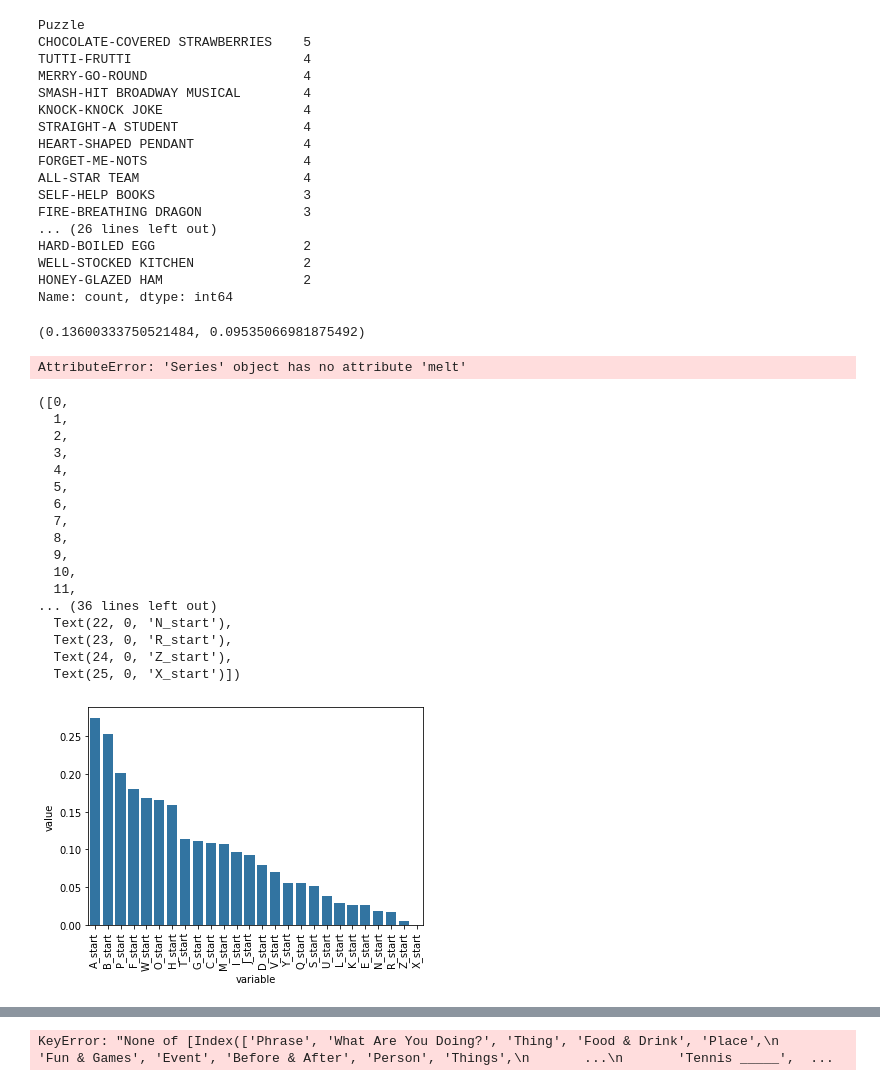
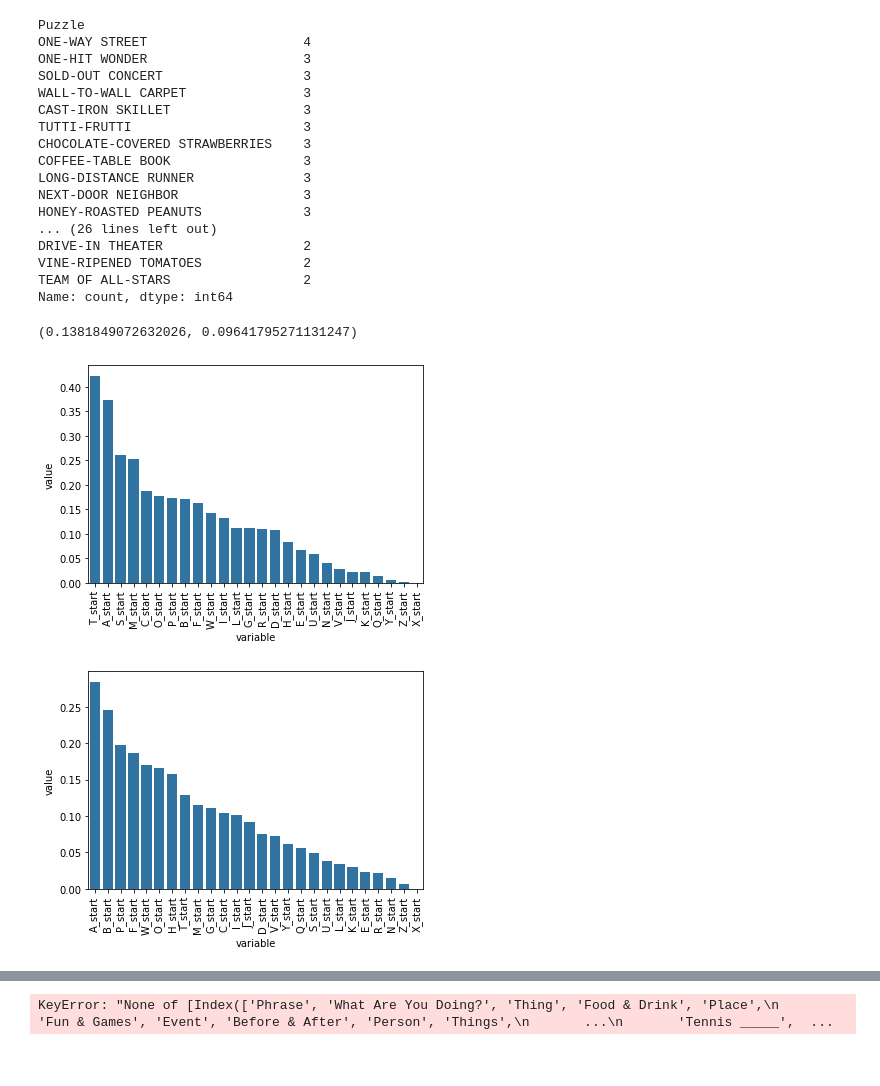
Before and after one commit to evanrgreen/WheelOfFortune, a Jupyter notebook: WOF analysis.ipynb, the cells around one changed output, grey strips where cells are left out. Saved outputs shown, nothing was run; the diff lists cells and outputs as text; code cells hidden in the pictures.

```diff
--- a/WOF analysis.ipynb
+++ b/WOF analysis.ipynb
@@ -4,7 +4,7 @@ import numpy as np
 import seaborn as sns
 import matplotlib.pyplot as plt
 
-puzzles = pd.read_csv("all_recent_puzzles.csv")
+puzzles = pd.read_csv("updated_scrape.csv")
 letters = "ABCDEFGHIJKLMNOPQRSTUVWXYZ"
 # %%
 puzzles = puzzles[~puzzles.Puzzle.isna()].copy()
@@ -12,21 +12,21 @@ puzzles = puzzles[~puzzles.Puzzle.isna()].copy()
 (puzzles["Puzzle"][puzzles.Puzzle.apply(lambda x: "-" in x)]).value_counts().head(40)
 # %% [output]
 Puzzle
-CHOCOLATE-COVERED STRAWBERRIES    5
-TUTTI-FRUTTI                      4
-MERRY-GO-ROUND                    4
-SMASH-HIT BROADWAY MUSICAL        4
-KNOCK-KNOCK JOKE                  4
-STRAIGHT-A STUDENT                4
-HEART-SHAPED PENDANT              4
-FORGET-ME-NOTS                    4
-ALL-STAR TEAM                     4
-SELF-HELP BOOKS                   3
-FIRE-BREATHING DRAGON             3
+ONE-WAY STREET                    4
+ONE-HIT WONDER                    3
+SOLD-OUT CONCERT                  3
+WALL-TO-WALL CARPET               3
+CAST-IRON SKILLET                 3
+TUTTI-FRUTTI                      3
+CHOCOLATE-COVERED STRAWBERRIES    3
+COFFEE-TABLE BOOK                 3
+LONG-DISTANCE RUNNER              3
+NEXT-DOOR NEIGHBOR                3
+HONEY-ROASTED PEANUTS             3
 ... (26 lines left out)
-HARD-BOILED EGG                   2
-WELL-STOCKED KITCHEN              2
-HONEY-GLAZED HAM                  2
+DRIVE-IN THEATER                  2
+VINE-RIPENED TOMATOES             2
+TEAM OF ALL-STARS                 2
 Name: count, dtype: int64
 # %%
 puzzles["Puzzle"] = puzzles.Puzzle.str.replace("  ", "")
@@ -41,9 +41,9 @@ for l in letters:
     puzzles[f"{l}_any"] = puzzles["Puzzle"].apply(lambda x: l in x)
     puzzles[f"{l}_count"] = puzzles["Puzzle"].apply(lambda x: x.count(l))
 # %%
-puzzles["the"].mean(), puzzles['a_full_word'].mean()
+puzzles["the"].mean(), puzzles["a_full_word"].mean()
 # %% [output]
-(0.13600333750521484, 0.09535066981875492)
+(0.1381849072632026, 0.09641795271131247)
 # %%
 sns.barplot(
     data=puzzles[puzzles.Category.isin(["What Are You Doing?"])]
@@ -57,38 +57,22 @@ sns.barplot(
 
 _ = plt.xticks(rotation=90)
 # %% [output]
-AttributeError: 'Series' object has no attribute 'melt'
+[figure, added]
 # %%
+puzzles["test"] = 1
 sns.barplot(
     data=puzzles[puzzles.Round.isin(["BR"])]
     .groupby("test")
     .mean(numeric_only=True)[[f"{l}_start" for l in letters]]
     .melt()
     .sort_values("value", ascending=False),
     x="variable",
     y="value",
 )
 
-plt.xticks(rotation=90)
+_ = plt.xticks(rotation=90)
 # %% [output]
-([0,
-  1,
-  2,
-  3,
-  4,
-  5,
-  6,
-  7,
-  8,
-  9,
-  10,
-  11,
-... (36 lines left out)
-  Text(22, 0, 'N_start'),
-  Text(23, 0, 'R_start'),
-  Text(24, 0, 'Z_start'),
-  Text(25, 0, 'X_start')])
-[figure, old version]
+[figure, new version]
 # %%
 starts = (
     puzzles[puzzles.Category != "What Are You Doing?"]
```
Also changed, not shown: parts of 5 cells of this notebook, 1 other file.
